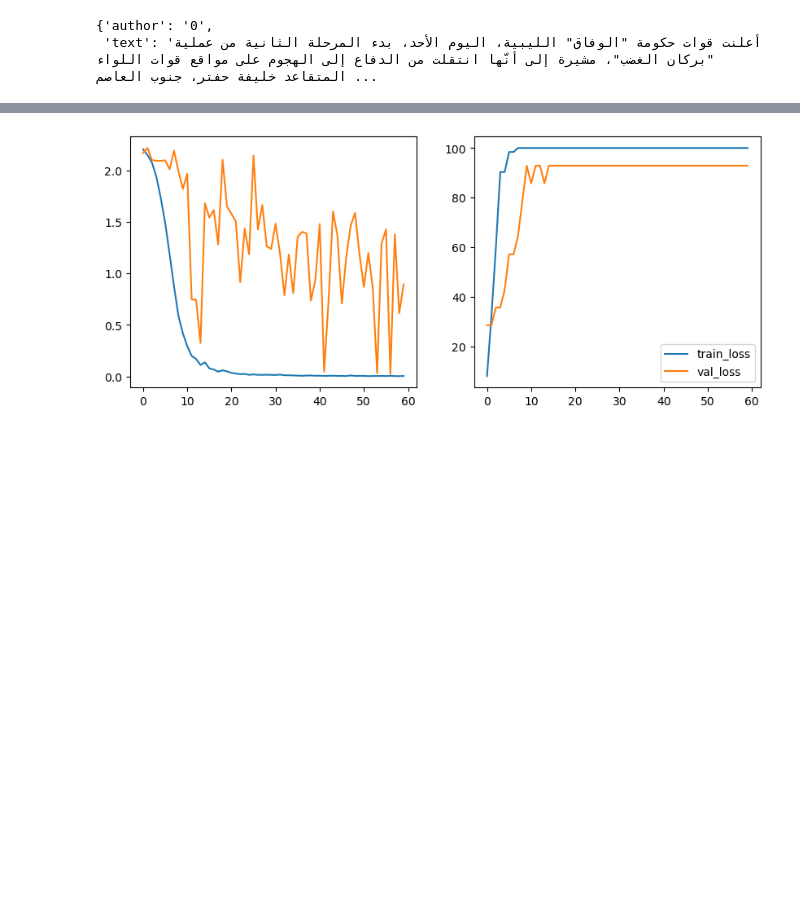
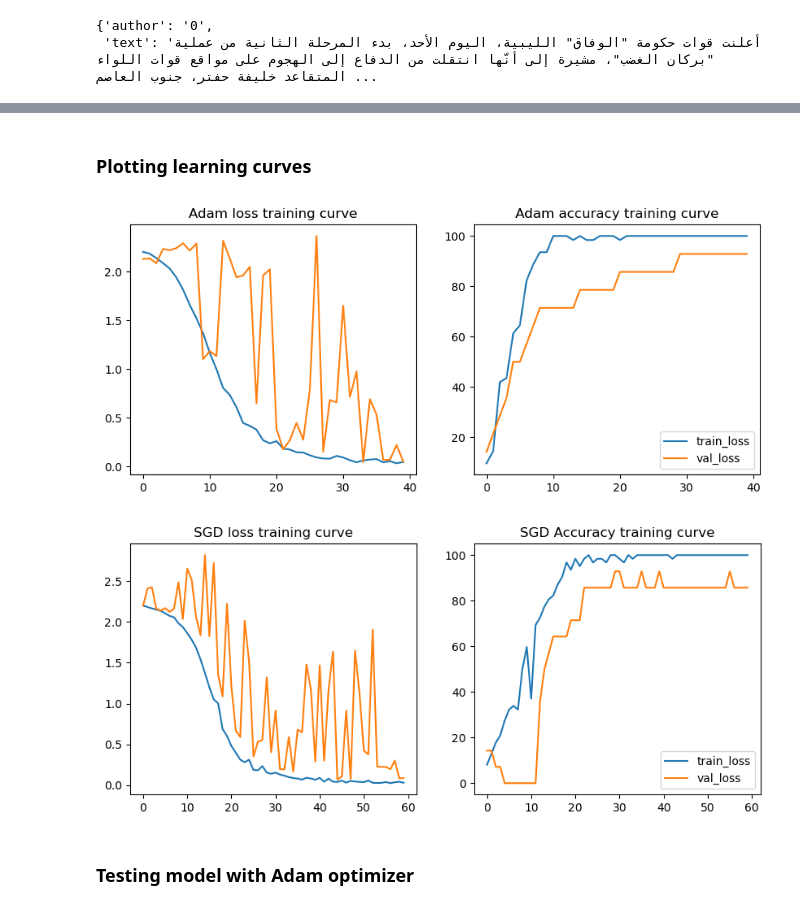
Before and after one commit to MoatazEldeeb/Author-Attribution, a Jupyter notebook: arabic-author-attribution-NN.ipynb, the cells around one changed output, grey strips where cells are left out. Drawn from its saved outputs; the diff is of its cells as text; code cells hidden in the pictures; blank space fills up the shorter version.

Commit message:
Added more model

```diff
--- a/arabic-author-attribution-NN.ipynb
+++ b/arabic-author-attribution-NN.ipynb
@@ -238,0 +254,5 @@ KeyboardInterrupt:
+# %%
+print('Training with Adam Optimizer')
+adam_model, adam_training_losses,adam_training_acc,adam_val_losses,adam_val_acc= train_model('Adam',0.0001,40)
+print('Training with SGD Optimizer')
+SGD_model, SGD_training_losses,SGD_training_acc,SGD_val_losses,SGD_val_acc= train_model('SGD',0.001,60)
@@ -239,18 +282,42 @@ KeyboardInterrupt:
+# %% [markdown]
+### Plotting learning curves
 # %%
 from matplotlib import pyplot as plt
+# adam_training_losses,adam_training_acc,adam_val_losses,adam_val_acc
+# Plotting of Adam training results
 plt.figure(figsize=(10,4))
 plt.subplot(1,2,1)
-plt.plot(trainingEpoch_loss, label='train_loss')
-plt.plot(validationEpoch_loss,label='val_loss')
+plt.title("Adam loss training curve")
+plt.plot(adam_training_losses, label='train_loss')
+plt.plot(adam_val_losses,label='val_loss')
 
 plt.subplot(1,2,2)
-plt.plot(train_acc_history, label='train_loss')
-plt.plot(val_acc_history,label='val_loss')
+plt.title("Adam accuracy training curve")
+plt.plot(adam_training_acc, label='train_loss')
+plt.plot(adam_val_acc,label='val_loss')
 
 plt.legend()
 plt.show()
+
+# Plotting of SGD training results
+plt.figure(figsize=(10,4))
+plt.subplot(1,2,1)
+plt.title("SGD loss training curve")
+plt.plot(SGD_training_losses, label='train_loss')
+plt.plot(SGD_val_losses,label='val_loss')
+
+plt.subplot(1,2,2)
+plt.title("SGD Accuracy training curve")
+plt.plot(SGD_training_acc, label='train_loss')
+plt.plot(SGD_val_acc,label='val_loss')
+
+plt.legend()
+plt.show()
 # %% [output]
-[figure, old version]
+[figure, new version]
+[figure, added]
+# %% [markdown]
+### Testing model with Adam optimizer
 # %%
 from sklearn.metrics import confusion_matrix
 import matplotlib.pyplot as plt
```
Also changed, not shown: parts of 19 cells of this notebook, 1 other file.
